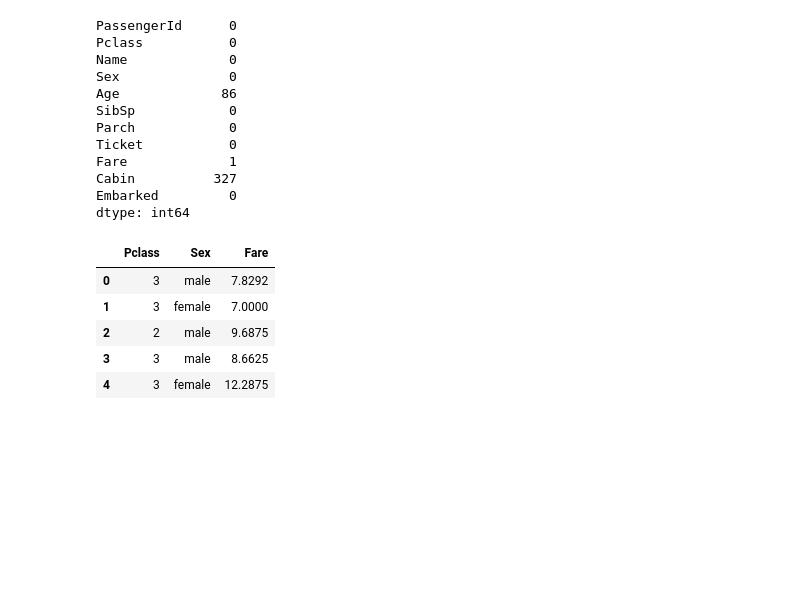
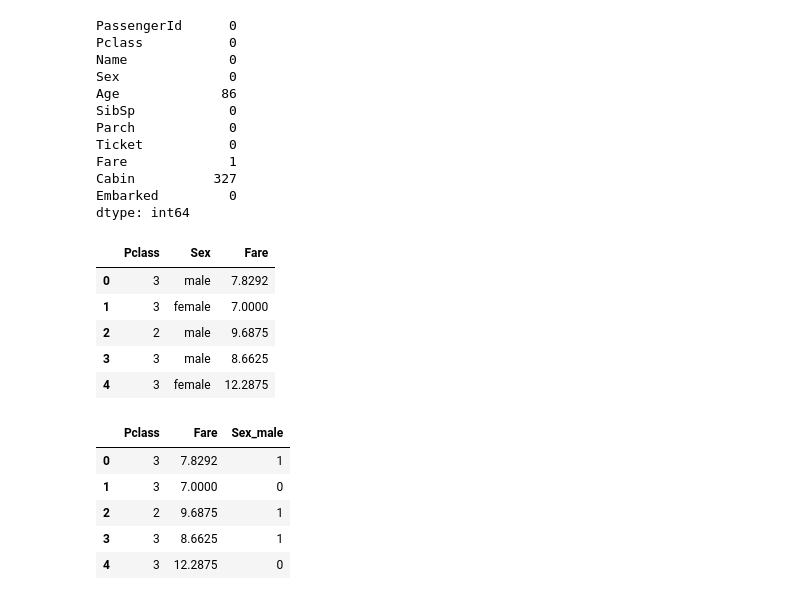
Before and after one commit to msm-mir/titanic-survival-prediction-dt, a Jupyter notebook: src/Decision_Tree.ipynb, the cells around one changed output. Saved outputs shown, nothing was run; the diff lists cells and outputs as text; code cells hidden in the pictures; blank space fills up the shorter version.

Commit message:
use one-hot encoding for categorical features in the Kaggle test dataset and display the first few rows

```diff
--- a/src/Decision_Tree.ipynb
+++ b/src/Decision_Tree.ipynb
@@ -284,3 +284,16 @@ X_kaggle.head()
 # Fill in the nulls with the median
 
 X_kaggle['Fare'] = X_kaggle['Fare'].fillna(X_kaggle['Fare'].median())
+# %%
+# Encode categorical columns using One-Hot Encoding
+
+X_kaggle = pd.get_dummies(X_kaggle, columns=['Sex'], drop_first=True, dtype=int)
+# %%
+X_kaggle.head()
+# %% [output]
+|  | Pclass | Fare | Sex_male |
+| 0 | 3 | 7.8292 | 1 |
+| 1 | 3 | 7.0000 | 0 |
+| 2 | 2 | 9.6875 | 1 |
+| 3 | 3 | 8.6625 | 1 |
+| 4 | 3 | 12.2875 | 0 |
```
